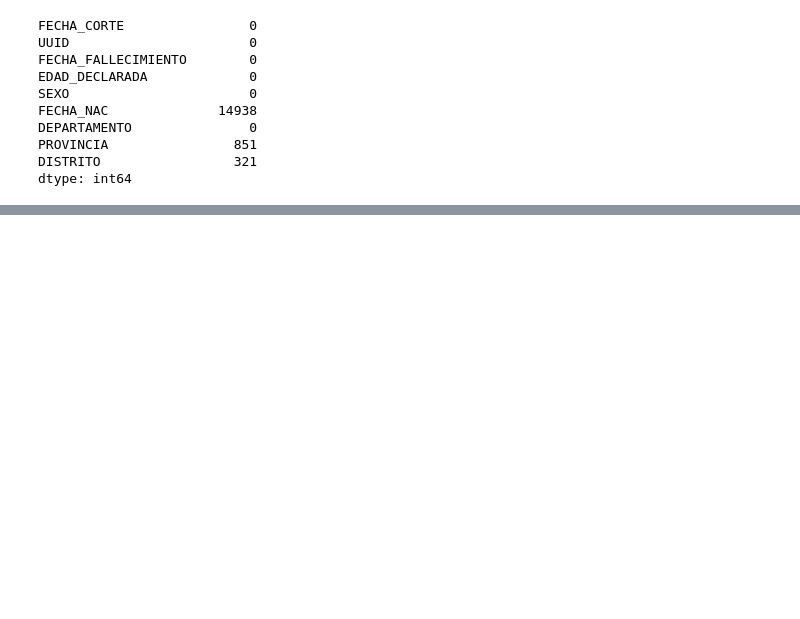
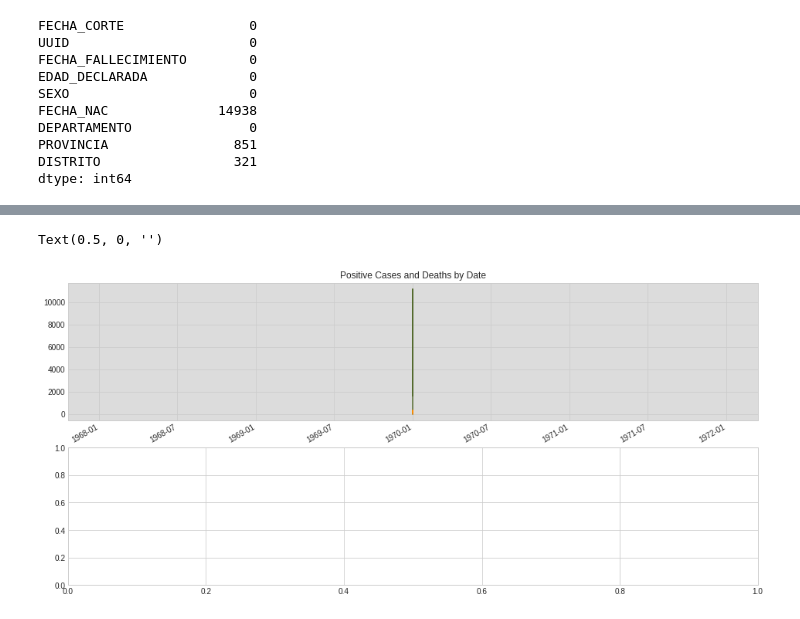
Before and after one commit to Frany-oss/Covid-in-Peru, a Jupyter notebook: Covid_In_Peru.ipynb, the cells around one changed output, grey strips where cells are left out. Saved outputs shown, nothing was run; the diff lists cells and outputs as text; code cells hidden in the pictures; blank space fills up the shorter version.

```diff
--- a/Covid_In_Peru.ipynb
+++ b/Covid_In_Peru.ipynb
@@ -79,0 +107,14 @@ dtype: int64
+# %%
+fig = plt.figure(figsize=(16, 8))
+ax1 = fig.add_subplot(211)
+ax2 = fig.add_subplot(212)
+
+positive_cases.groupby("FECHA_RESULTADO").FECHA_RESULTADO.count().plot(kind="line", x = "FECHA_RESULTADO", ax=ax1, color = "darkolivegreen")
+death_cases.groupby("FECHA_FALLECIMIENTO").FECHA_FALLECIMIENTO.count().plot(kind="line", x = "FECHA_FALLECIMIENTO", ax=ax1, color= "darkorange")
+
+ax1.set_title("Positive Cases and Deaths by Date")
+ax1.set_facecolor("gainsboro")
+ax1.set_xlabel('')
+# %% [output]
+Text(0.5, 0, '')
+[figure, added]
```
Also changed, not shown: parts of 5 cells of this notebook.
